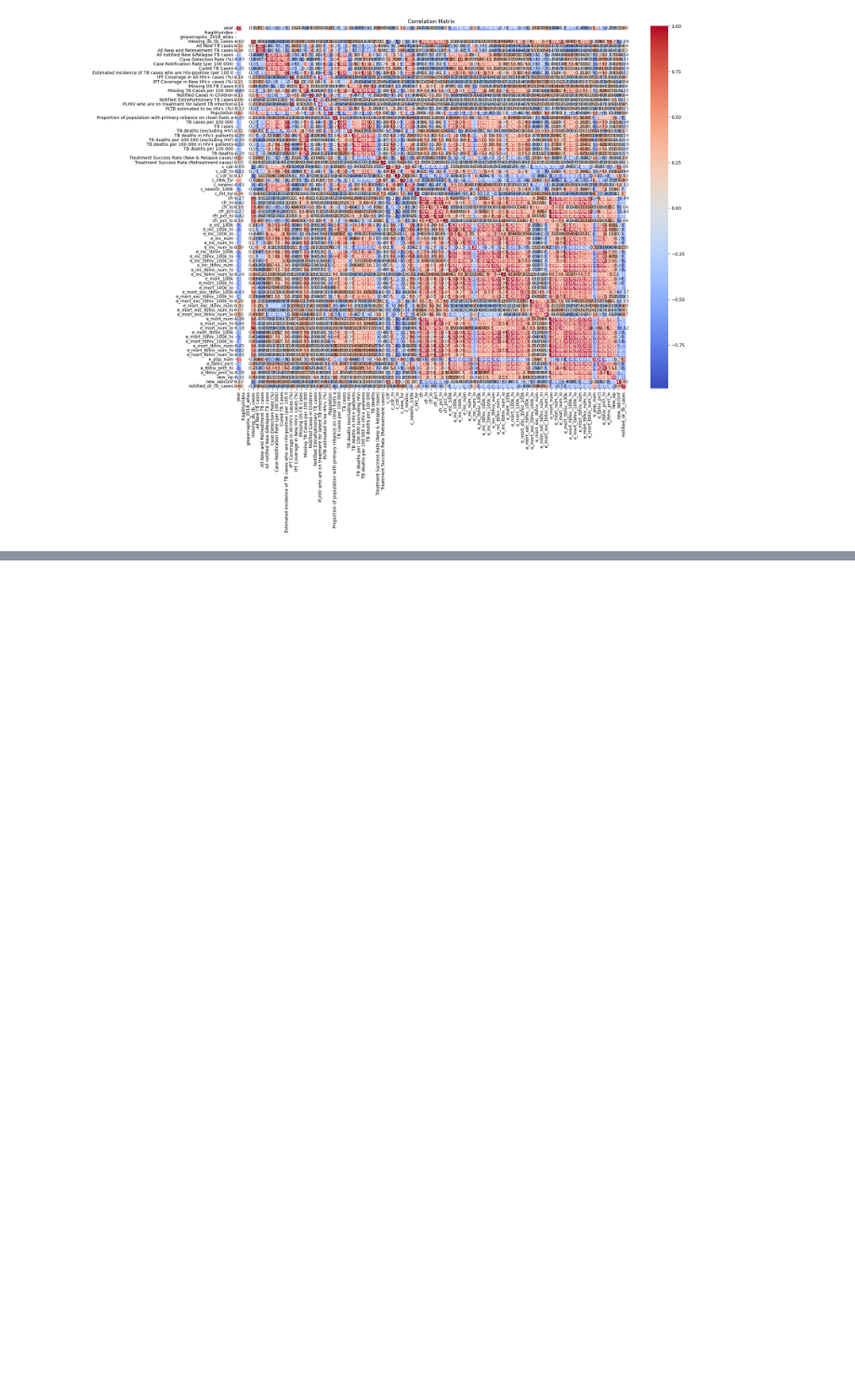
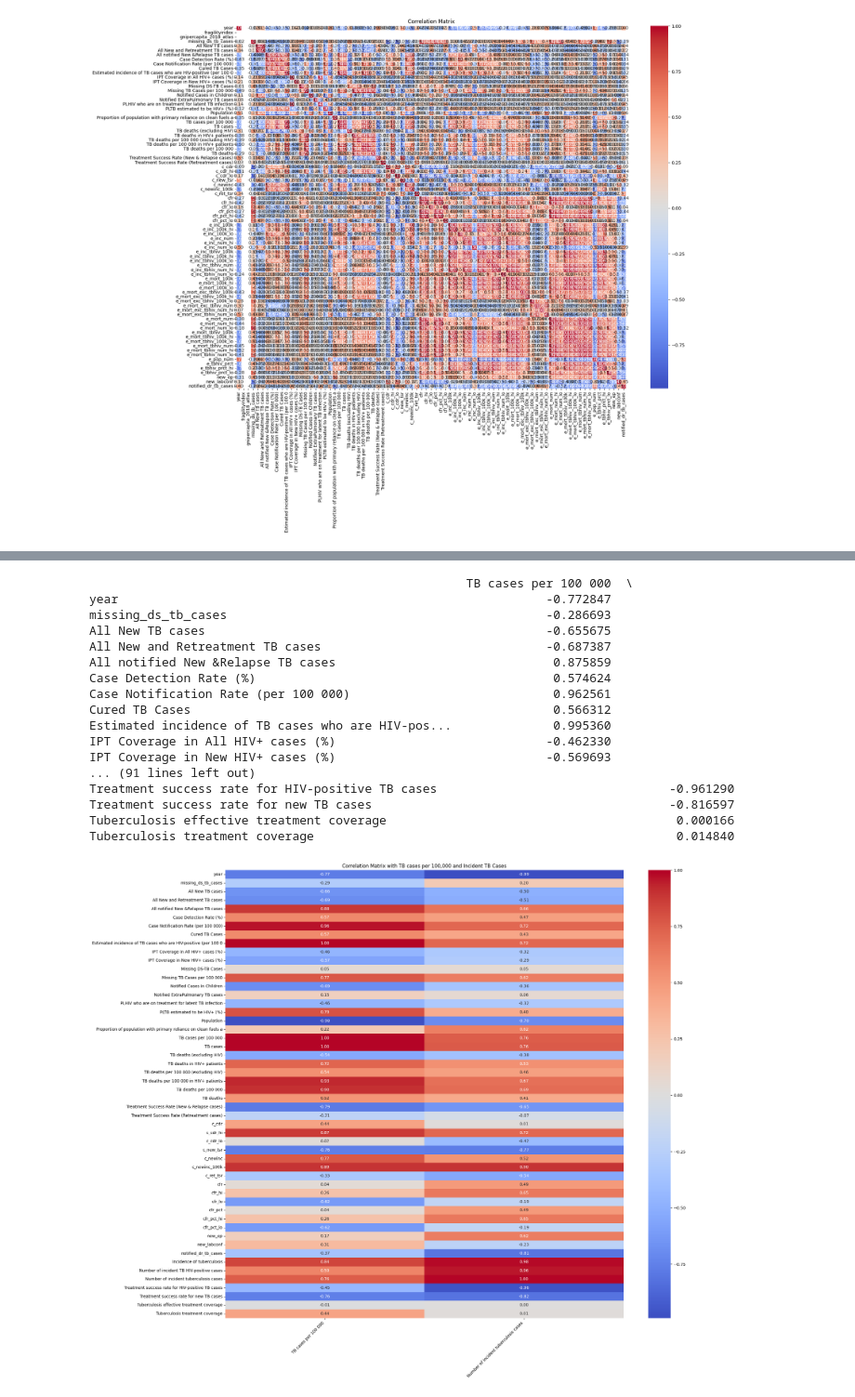
Before and after one commit to Papatee04/Predictive-Analytics-for-Infant_mortality_and_under_5_child_mortality, a Jupyter notebook: tb_incidence_preprocessing.ipynb, the cells around one changed output, grey strips where cells are left out. Shown at 93% size. Drawn from its saved outputs; the diff is of its cells as text; code cells hidden in the pictures; blank space fills up the shorter version.

Commit message:
starting time series model

```diff
--- a/tb_incidence_preprocessing.ipynb
+++ b/tb_incidence_preprocessing.ipynb
@@ -241,0 +139,12 @@ R-squared: -1.68
+# %%
+# Load the WHO dataset
+who_df = pd.read_csv('tb_incidence_data_zambia.csv')
+
+# Rename 'Year' to 'year' in who_df
+who_df.rename(columns={'Year': 'year'}, inplace=True)
+
+# Now merge again
+merged_df = pd.merge(df, who_df, on='year', how='inner')
+
+# Display the merged DataFrame
+print(merged_df.head())
@@ -241,0 +192,51 @@ R-squared: -1.68
+# %%
+# Drop columns that start with 'e_' or 'estimated'
+columns_to_drop = [col for col in merged_df.columns if col.startswith('e_') or col.startswith('estimated')]
+merged_df = merged_df.drop(columns=columns_to_drop)
+
+# Convert categorical variables to numerical using one-hot encoding
+merged_df_encoded = pd.get_dummies(merged_df, drop_first=True)
+
+# List of target variables
+target_vars = ['TB cases per 100 000', 'Number of incident tuberculosis cases']
+
+# Compute the correlation matrix for all variables against the target variables
+correlation_matrix = merged_df_encoded.corr()
+
+# Extract correlations with the target variables
+correlation_with_tb = correlation_matrix[target_vars].dropna()
+
+# Display the correlation matrix for inspection
+print(correlation_with_tb)
+
+# Generate a heatmap for the correlation matrix
+import matplotlib.pyplot as plt
+import seaborn as sns
+
+plt.figure(figsize=(22, 18))
+sns.heatmap(correlation_with_tb, annot=True, cmap='coolwarm', center=0, fmt='.2f')
+plt.title('Correlation Matrix with TB cases per 100,000 and Incident TB Cases')
+plt.xticks(rotation=45, ha='right')
+plt.tight_layout()
+
+# Show the plot
+plt.show()
+# %% [output]
+                                                    TB cases per 100 000  \
+year                                                           -0.772847
+missing_ds_tb_cases                                            -0.286693
+All New TB cases                                               -0.655675
+All New and Retreatment TB cases                               -0.687387
+All notified New &Relapse TB cases                              0.875859
+Case Detection Rate (%)                                         0.574624
+Case Notification Rate (per 100 000)                            0.962561
+Cured TB Cases                                                  0.566312
+Estimated incidence of TB cases who are HIV-pos...              0.995360
+IPT Coverage in All HIV+ cases (%)                             -0.462330
+IPT Coverage in New HIV+ cases (%)                             -0.569693
+... (91 lines left out)
+Treatment success rate for HIV-positive TB cases                                -0.961290
+Treatment success rate for new TB cases                                         -0.816597
+Tuberculosis effective treatment coverage                                        0.000166
+Tuberculosis treatment coverage                                                  0.014840
+[figure, added]
```
Also changed, not shown: parts of 6 cells of this notebook, 2 other files.
